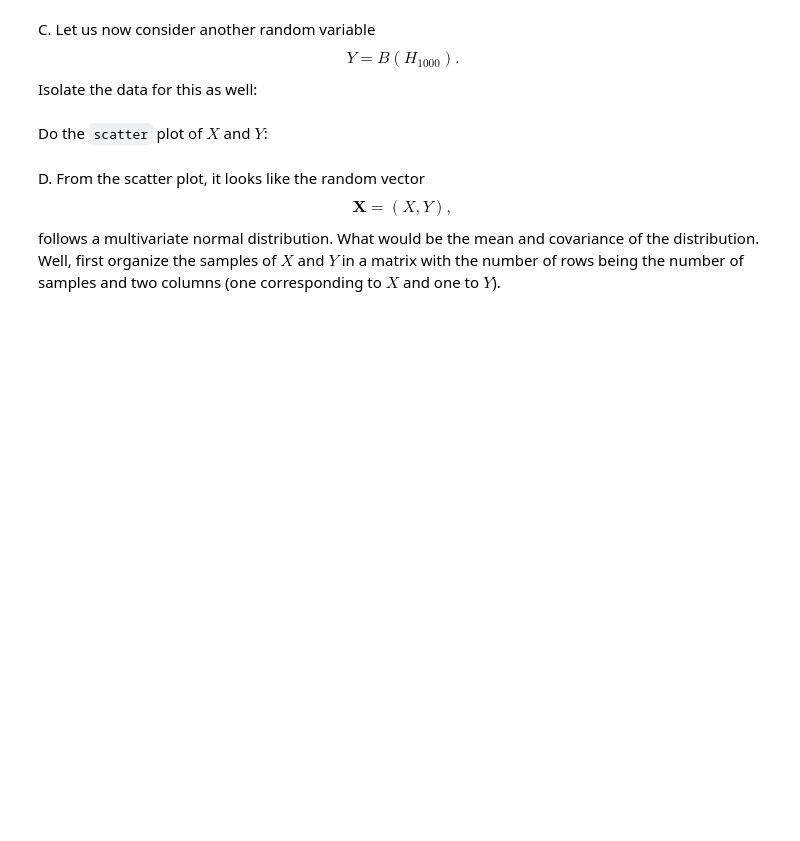
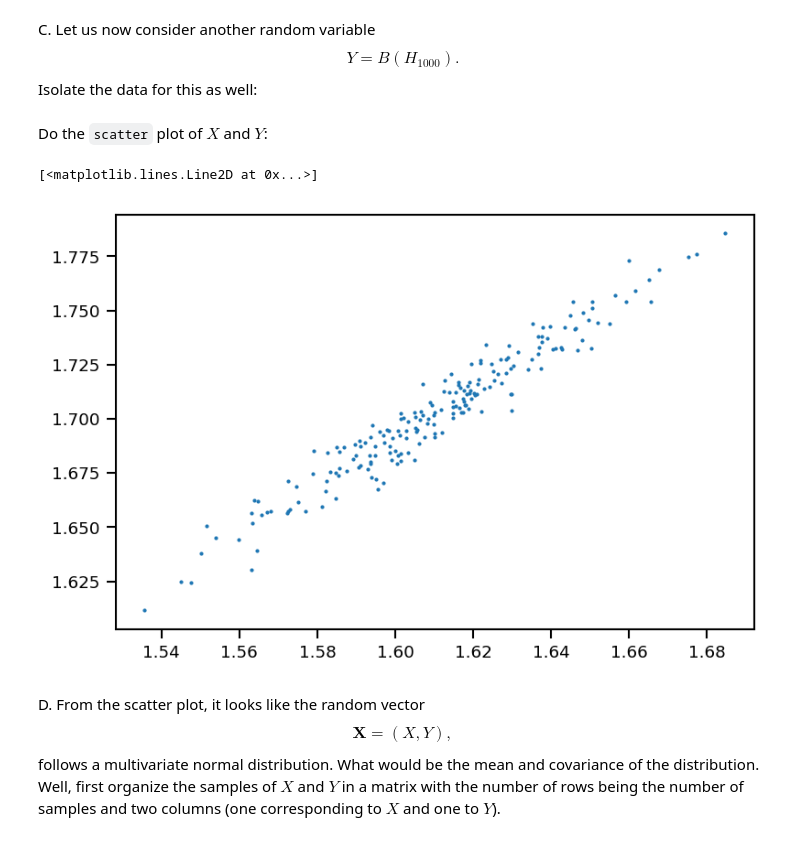
Before and after one commit to isaacdbowser/data-analytics-se, a Jupyter notebook: homework/homework_02.ipynb, the cells around one changed output. Drawn from its saved outputs; the diff is of its cells as text; code cells hidden in the pictures; blank space fills up the shorter version.

```diff
--- a/homework/homework_02.ipynb
+++ b/homework/homework_02.ipynb
@@ -542,3 +547,10 @@ Do the ``scatter`` plot of $X$ and $Y$:
+# %%
+# Your code here
+fig, ax = plt.subplots(dpi=150)
+ax.plot(X_data,Y_data, '.', markersize=2)
+# %% [output]
+[<matplotlib.lines.Line2D at 0x...>]
+[figure, added]
 # %% [markdown]
 D. From the scatter plot, it looks like the random vector
 $$
```
Also changed, not shown: parts of 9 cells of this notebook.
